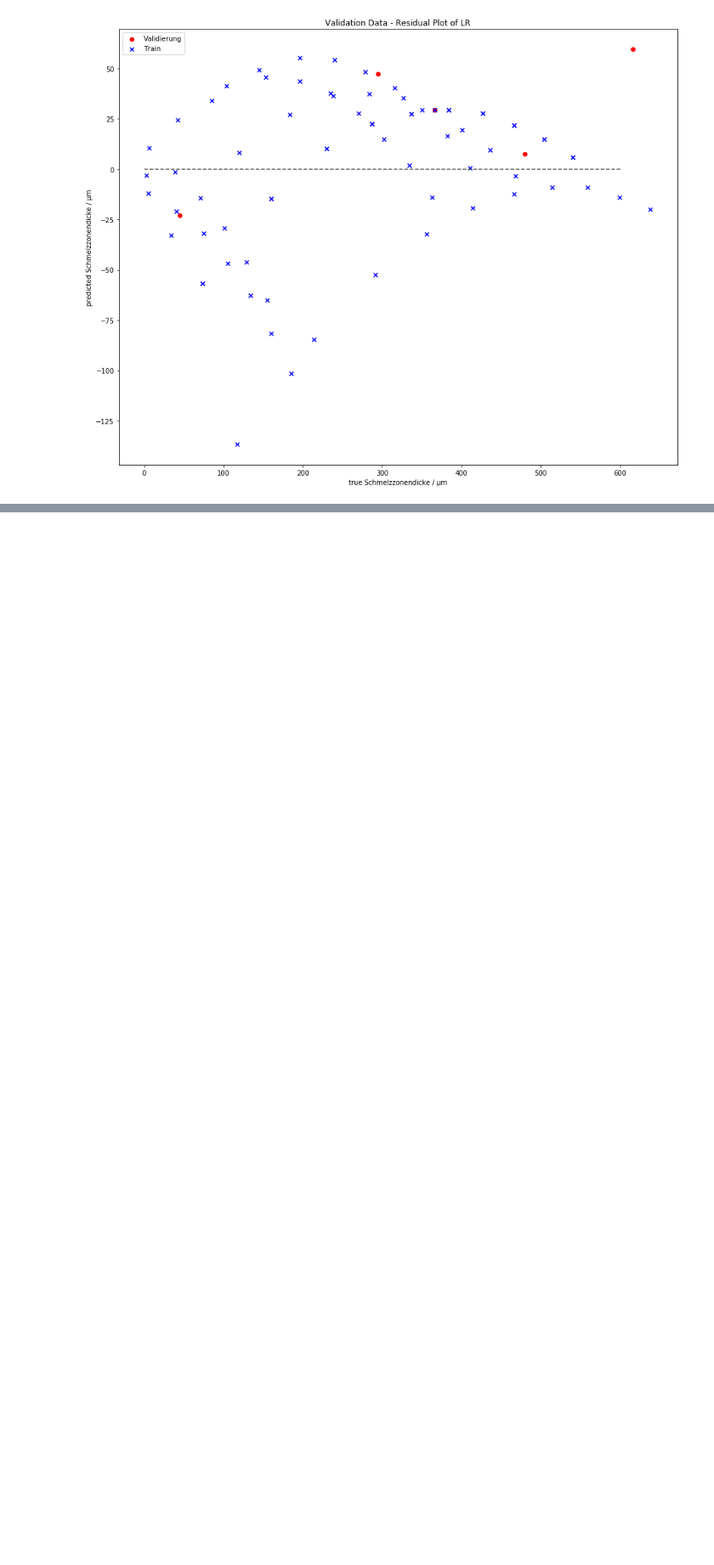
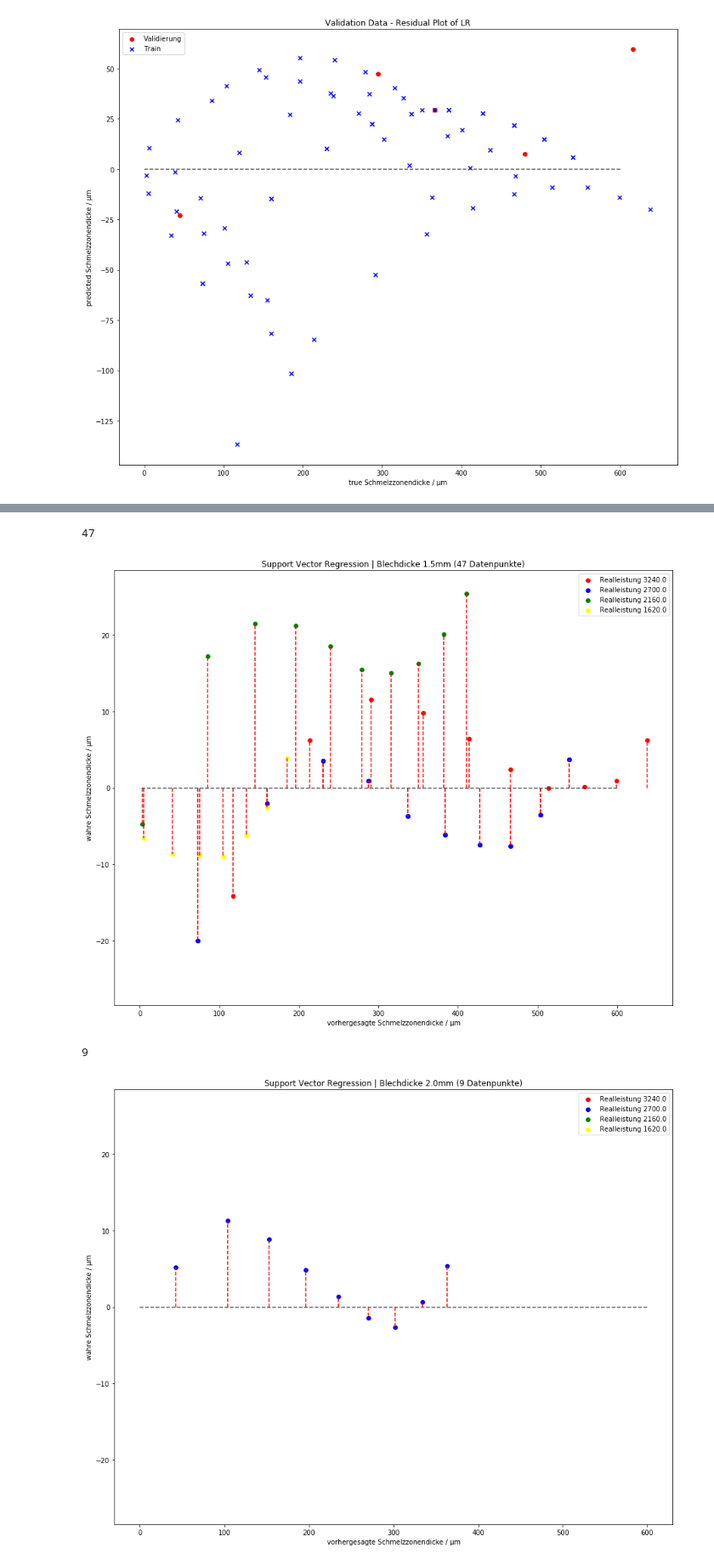
Before and after one commit to tobiasrummelsberger/melting-zone-thickness-prediction, a Jupyter notebook: notebook/SVM_training.ipynb, the cells around one changed output, grey strips where cells are left out. Shown at 85% size. Saved outputs shown, nothing was run; the diff lists cells and outputs as text; code cells hidden in the pictures; blank space fills up the shorter version.

```diff
--- a/notebook/SVM_training.ipynb
+++ b/notebook/SVM_training.ipynb
@@ -514,0 +507,44 @@ plt.show()
+# %%
+import matplotlib.pyplot as plt
+
+
+
+data = predicted_data
+
+realleistungen = [r for r in list(set(data['Realleistung']))]
+colors = ['red', 'green', 'blue', 'yellow']
+
+color_dict = {}
+for i in range(0, len(realleistungen)):
+    color_dict[realleistungen[i]] = color[i]
+
+
+ylim = max(abs(data['redidual_svr']))+3
+
+
+for blechdicke in list(set(data['t_M / mm'])):
+    fig = plt.figure()
+    ax = fig.add_subplot(111)
+    plot_data = data[data['t_M / mm'] == blechdicke]
+
+    for realleistung in realleistungen:
+        ax.scatter(x=plot_data[plot_data['Realleistung']==realleistung]['y_true'], y=plot_data[plot_data['Realleistung']==realleistung]['redidual_svr'], c=color_dict[realleistung])
+        ax.legend(['Realleistung '+str(real) for real in realleistungen])
+
+    print(len(list(plot_data['redidual_svr'])))
+
+    # residual lines in red
+    for idx, row in plot_data.iterrows():
+        ax.plot([plot_data['y_true'][idx], plot_data['y_true'][idx]], [0, plot_data['redidual_svr'][idx]], ls="--", c='red')
+
+    ax.plot([600, 0], [0, 0], ls="--", c=".3")
+    plt.ylim(-ylim, ylim)
+    plt.xlabel('vorhergesagte Schmelzzonendicke / µm')
+    plt.ylabel('wahre Schmelzzonendicke / µm')
+    plt.title(f"Support Vector Regression | Blechdicke {str(blechdicke)}mm ({len(plot_data)} Datenpunkte)")
+    plt.show()
+# %% [output]
+47
+[figure, added]
+9
+[figure, added]
```
Also changed, not shown: parts of 12 cells of this notebook.
